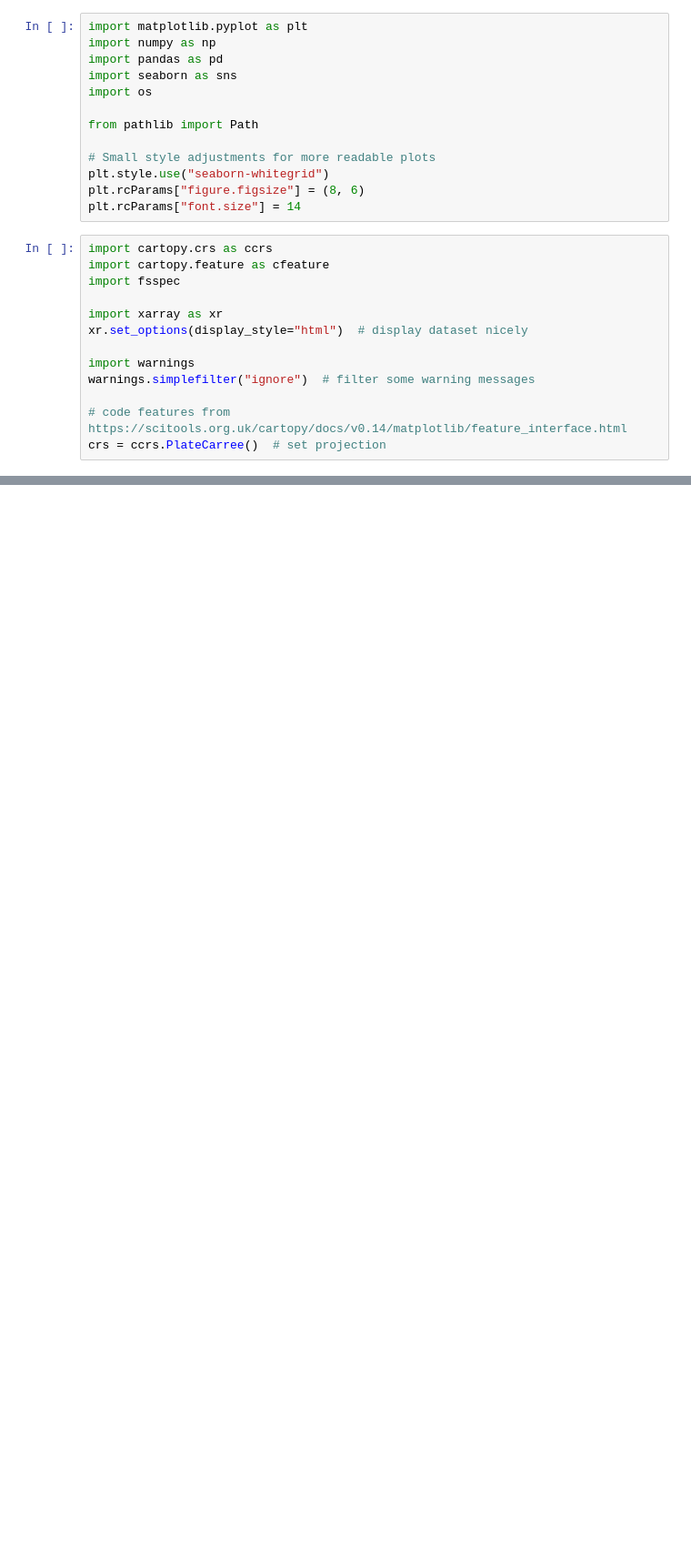
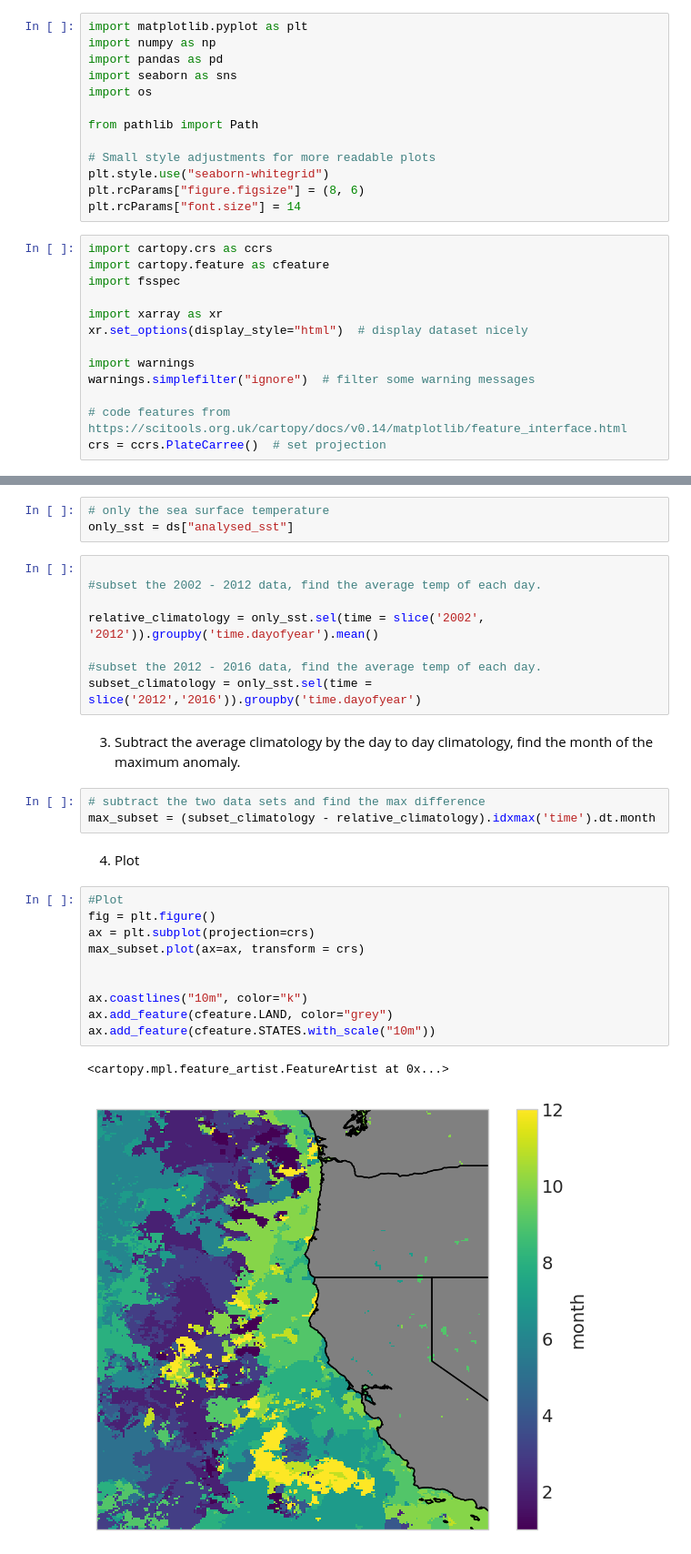
Before and after one commit to UCB-stat-159-s23/hw03-Group26, a Jupyter notebook: q5_hw3.ipynb, the cells around one changed output, grey strips where cells are left out. Shown: that part at 91% size. Cells and saved outputs as stored; diff of their text form; blank space fills up the shorter version.

```diff
--- a/q5_hw3.ipynb
+++ b/q5_hw3.ipynb
@@ -38,0 +54,31 @@ ax.add_feature(cfeature.STATES.with_scale("10m"))
+# %%
+# only the sea surface temperature
+only_sst = ds["analysed_sst"]
+# %%
+
+#subset the 2002 - 2012 data, find the average temp of each day.
+
+relative_climatology = only_sst.sel(time = slice('2002', '2012')).groupby('time.dayofyear').mean()
+
+#subset the 2012 - 2016 data, find the average temp of each day.
+subset_climatology = only_sst.sel(time = slice('2012','2016')).groupby('time.dayofyear')
+# %% [markdown]
+3. Subtract the average climatology by the day to day climatology, find the month of the maximum anomaly.
+# %%
+# subtract the two data sets and find the max difference
+max_subset = (subset_climatology - relative_climatology).idxmax('time').dt.month
+# %% [markdown]
+4. Plot
+# %%
+#Plot
+fig = plt.figure()
+ax = plt.subplot(projection=crs)
+max_subset.plot(ax=ax, transform = crs)
+
+
+ax.coastlines("10m", color="k")
+ax.add_feature(cfeature.LAND, color="grey")
+ax.add_feature(cfeature.STATES.with_scale("10m"))
+# %% [output]
+<cartopy.mpl.feature_artist.FeatureArtist at 0x...>
+[figure, added]
```
Also changed, not shown: parts of 7 cells of this notebook.
